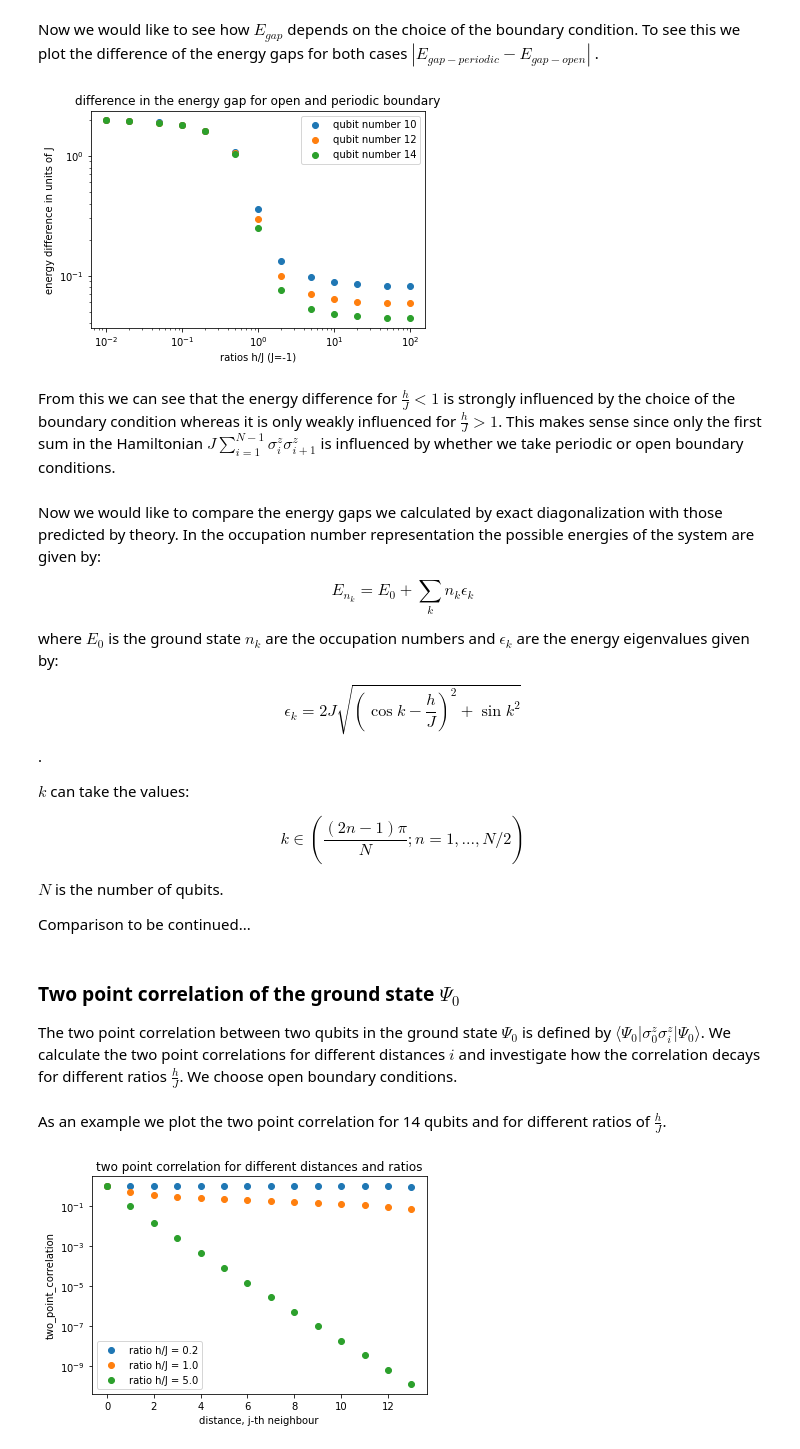
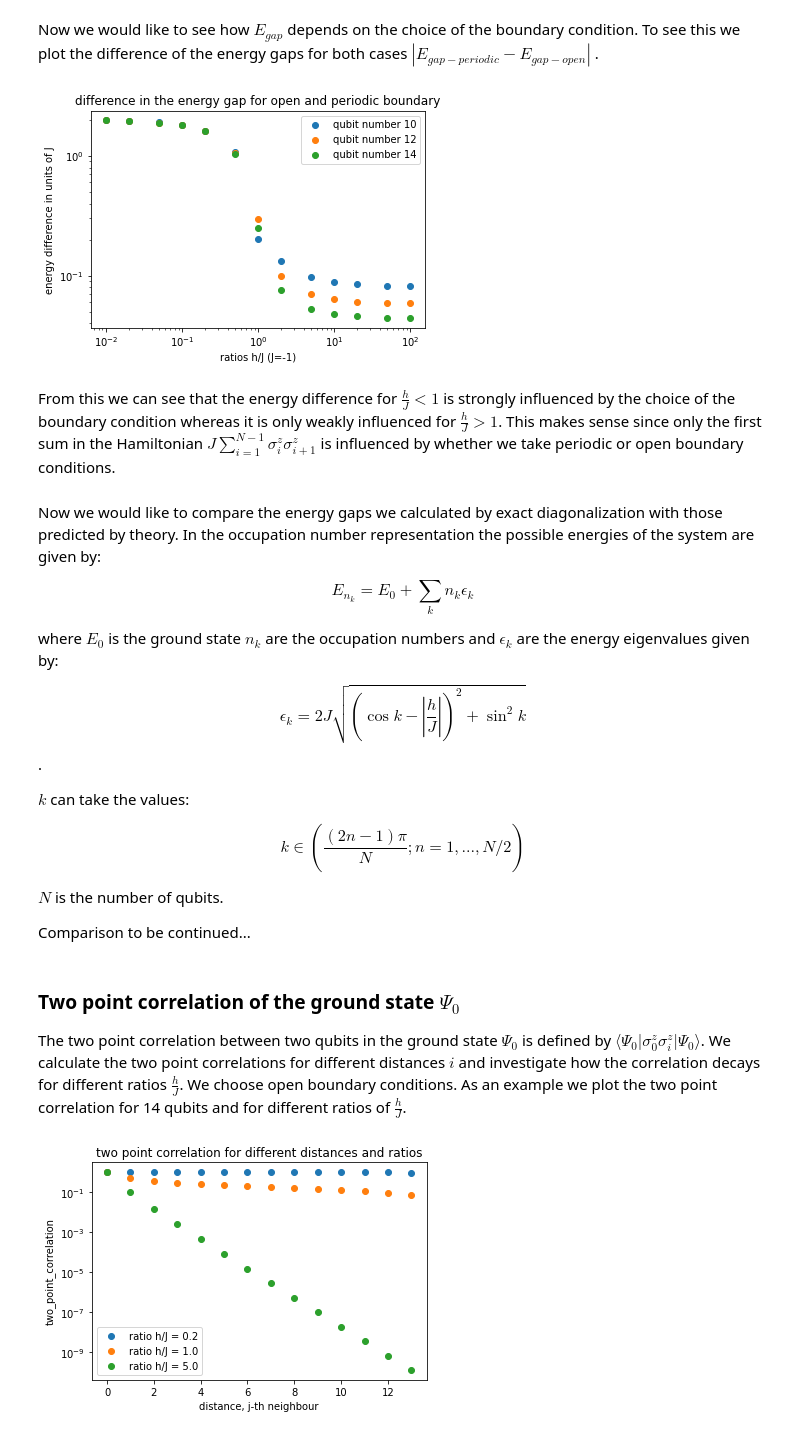
Before and after one commit to LennartBuerger/classical-shadows-for-1d-TFIM-energy-estimation, a Jupyter notebook: display_data/bf_display_data.ipynb, the cells around one changed output. Drawn from its saved outputs; the diff is of its cells as text; code cells hidden in the pictures.

```diff
--- a/display_data/bf_display_data.ipynb
+++ b/display_data/bf_display_data.ipynb
@@ -38,4 +38,12 @@ import sys
 sys.path.append('..\src')
 from tfim_hamiltonian_open_fermion import TfimHamiltonianOpenFermion
 from bf_quantum_state import BFQuantumState
+# %%
+#global variables
+ratios_h_j = np.array([0.01, 0.02, 0.05, 0.1,
+                           0.2, 0.5, 1, 2, 5, 10, 20, 50, 100], dtype=float)
+save_direc_eigs_open: str = 'data\Diagonal_hamiltonian\eigenvalues_open_first_three_dict.npy'
+save_direc_groundstate_open: str = 'data\Diagonal_hamiltonian\groundstate_open_dict.npy'
+save_direc_eigs_periodic: str = 'data\Diagonal_hamiltonian\eigenvalues_periodic_first_three_dict.npy'
+save_direc_groundstate_periodic: str = 'data\Diagonal_hamiltonian\groundstate_perioidc_dict.npy'
 # %%
@@ -261,33 +229,31 @@ To see this we plot the difference of the energy gaps for both cases $|E_{gap-pe
 E_{gap-open}|$.
 # %%
 def plot_energy_gap_difference_open_periodic():
-    ratios_h_j = np.array([0.01, 0.02, 0.05, 0.1, 0.2, 0.5, 1, 2, 5, 10, 20, 50, 100], dtype=float)
     qubit_numbers = ([10, 12, 14])
-    save_direc: str = 'data\energygap\energy_gap_periodic_dict.npy'
-    energy_gaps_dict_periodic = np.load(save_direc, allow_pickle='TRUE')
-    energy_gaps_dict_periodic = energy_gaps_dict_periodic.item()
-    save_direc: str = 'data\energygap\energy_gap_open_dict.npy'
-    energy_gaps_dict_open = np.load(save_direc, allow_pickle='TRUE')
-    energy_gaps_dict_open = energy_gaps_dict_open.item()
+    energies_dict_periodic = np.load(save_direc_eigs_periodic, allow_pickle='TRUE')
+    energies_dict_periodic = energies_dict_periodic.item()
+    energies_dict_open = np.load(save_direc_eigs_open, allow_pickle='TRUE')
+    energies_dict_open = energies_dict_open.item()
     for i in range(0, np.size(qubit_numbers)):
         energy_difference = np.zeros(np.size(ratios_h_j))
         for j in range(0, np.size(ratios_h_j)):
-            energy_difference[j] = np.abs(energy_gaps_dict_periodic[str(qubit_numbers[i]) +
-                                                                    ' ' + str(ratios_h_j[j])] -
-                                          energy_gaps_dict_open[str(qubit_numbers[i]) +
-                                                                ' ' + str(ratios_h_j[j])])
+            energy_gap_periodic = TfimHamiltonianOpenFermion(qubit_numbers[i], ratios_h_j[j], 1,
+                                                             'periodic').energygap(energies_dict_periodic[str(qubit_numbers[i]) + ' ' + str(ratios_h_j[j])])
+            energy_gap_open = TfimHamiltonianOpenFermion(qubit_numbers[i], ratios_h_j[j], 1,
+                                                         'periodic').energygap(energies_dict_open[str(qubit_numbers[i]) + ' ' + str(ratios_h_j[j])])
+            energy_difference[j] = np.abs(energy_gap_periodic - energy_gap_open)
         plt.scatter(ratios_h_j, energy_difference, label='qubit number ' + str(qubit_numbers[i]))
     plt.xscale('log')
     plt.yscale('log')
     plt.title('difference in the energy gap for open and periodic boundary')
     plt.xlabel('ratios h/J (J=-1)')
     plt.ylabel('energy difference in units of J')
     plt.legend()
     plot_save_direc = 'plots\energy_gap_brute_force\energy_difference_open_periodic '
     plt.savefig(plot_save_direc)
 plot_energy_gap_difference_open_periodic()
 # %% [output]
-[figure, old version]
+[figure, new version]
 # %% [markdown]
   From this we can see that the
  energy difference for $\frac{h}{J}<1$ is strongly influenced by the choice of the
@@ -308,7 +274,7 @@ where $E_0$ is the ground state $n_k$ are the occupation numbers and $\epsilon_k
 the energy eigenvalues given by:
 
 \begin{equation}
-\epsilon_k = 2J \sqrt{(\cos{k} - \frac{h}{J})^2 + \sin{k}^2}
+\epsilon_k = 2J \sqrt{(\cos{k} - | \frac{h}{J} |)^2 + \sin^2{k}}
 \end{equation}.
 
 $k$ can take the values:
@@ -326,3 +292,5 @@ The two point correlation between two qubits in the ground state $\Psi_0$ is def
 $\langle \Psi_0 | \sigma_0^z \sigma_i^z |\Psi_0 \rangle$. We calculate the two point
 correlations for different distances $i$ and investigate how the correlation decays for
 different ratios $\frac{h}{J}$. We choose open boundary conditions.
+As an example we plot the two point correlation for 14 qubits and for different ratios of
+$\frac{h}{J}$.
@@ -347,6 +297,3 @@ calc_two_point_correlation()
-# %% [markdown]
-As an example we plot the two point correlation for 14 qubits and for different ratios of
-$\frac{h}{J}$.
 # %%
 def plot_two_point_correlation():
     qubit_num = 14
```
Also changed, not shown: parts of 18 cells of this notebook, 9 other files.
